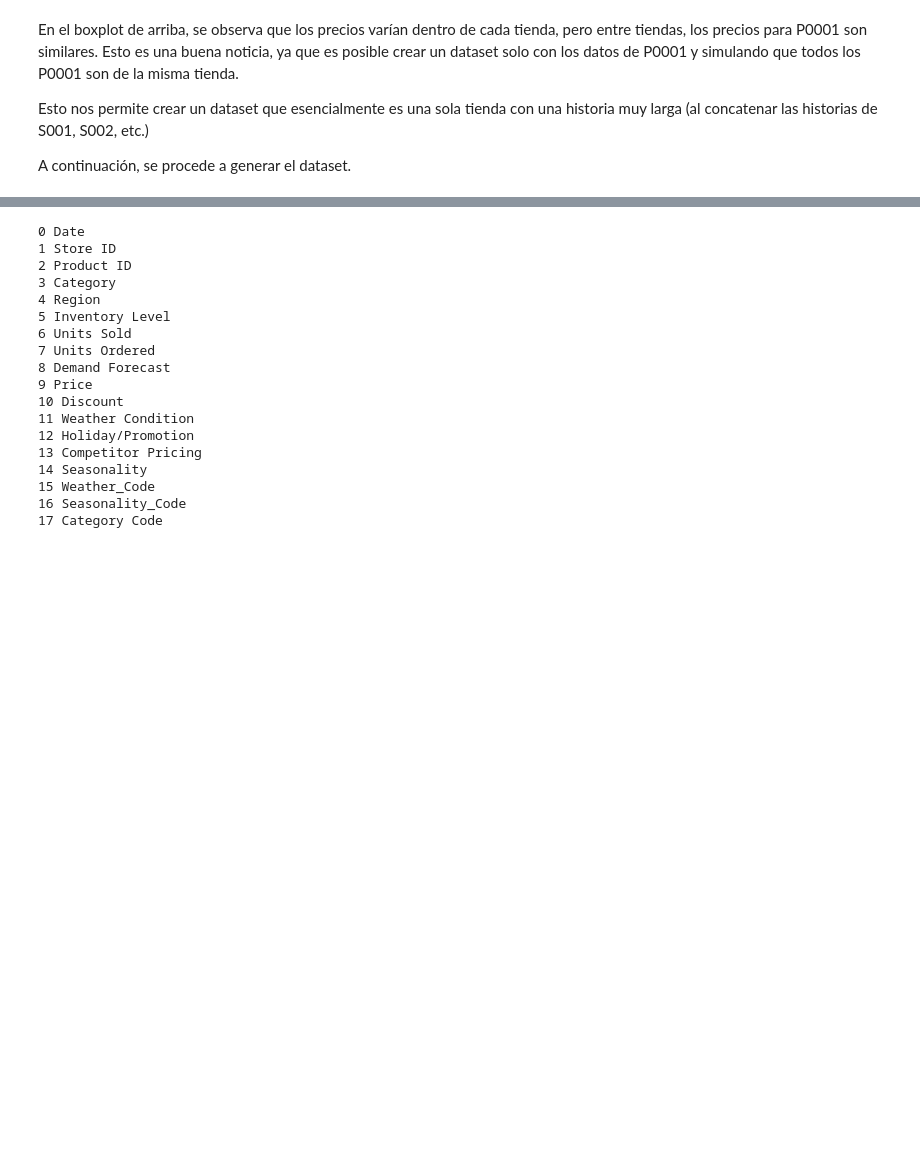
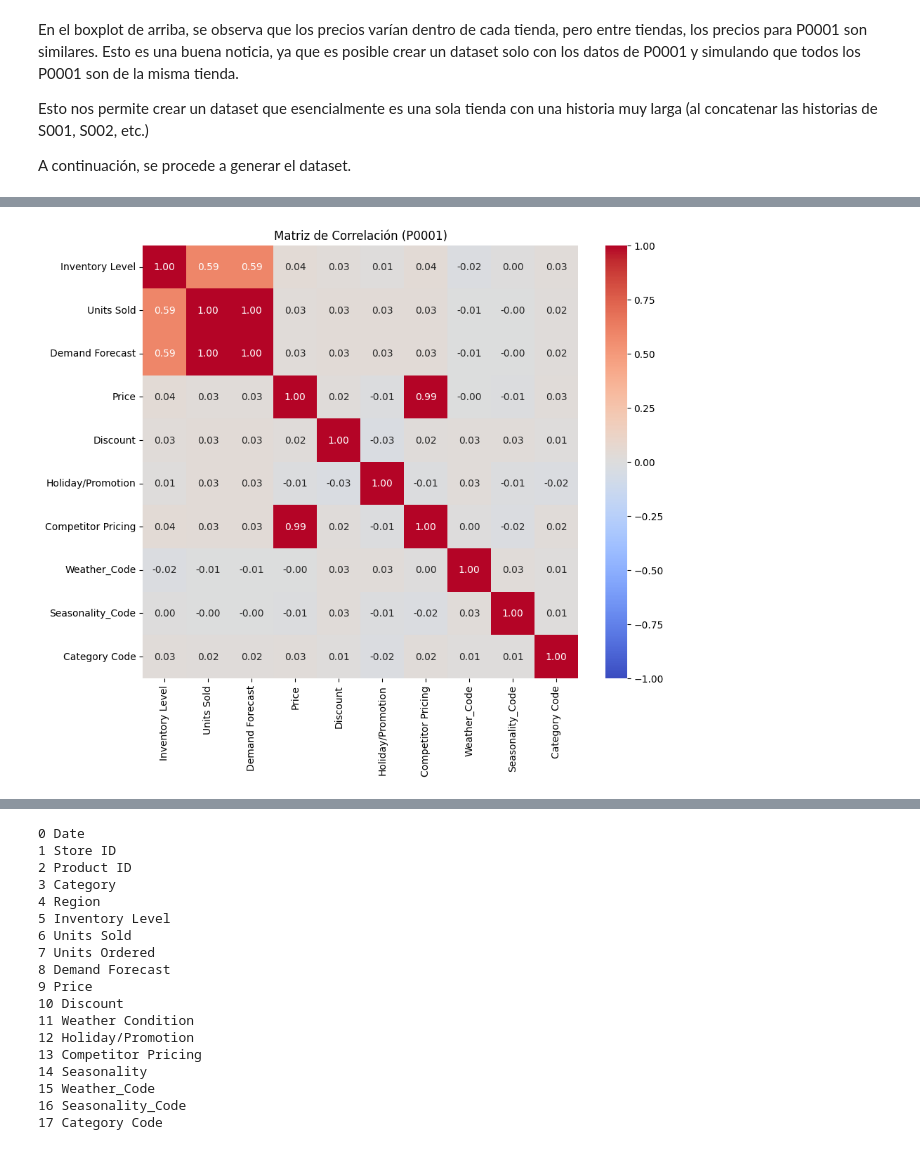
Before and after one commit to marCRACK29/Optimizacion-de-Inventario, a Jupyter notebook: notebooks/eda.ipynb, the cells around one changed output, grey strips where cells are left out. Drawn from its saved outputs; the diff is of its cells as text; code cells hidden in the pictures; blank space fills up the shorter version.

```diff
--- a/notebooks/eda.ipynb
+++ b/notebooks/eda.ipynb
@@ -182,0 +193,25 @@ datos_limpios.to_csv('../data/data_train.csv', index=False)
+# %%
+plt.figure(figsize=(10, 8))
+
+# Lista actualizada con TODAS las variables visibles en tu imagen
+cols_corr = [
+    'Inventory Level',    # Asumo que esta existe en tu DF aunque no salga en la captura
+    'Units Sold',         # Reward (parte de la recompensa)
+    'Demand Forecast',    # State (Observación)
+    'Price',              # State
+    'Discount',           # State / Action (dependiendo de si controlas precios)
+    'Holiday/Promotion',  # Contexto externo crítico
+    'Competitor Pricing', # State
+    'Weather_Code',       # Perturbación externa
+    'Seasonality_Code',   # Contexto temporal
+    'Category Code'       # Identificador de tipo de producto
+]
+
+corr = df_p0001[cols_corr].corr()
+
+sns.heatmap(corr, annot=True, cmap='coolwarm', fmt=".2f", vmin=-1, vmax=1)
+plt.title('Matriz de Correlación (P0001)')
+plt.savefig(output_path + 'Matriz_correlacion.png')
+plt.show()
+# %% [output]
+[figure, added]
```
Also changed, not shown: parts of 17 cells of this notebook.
